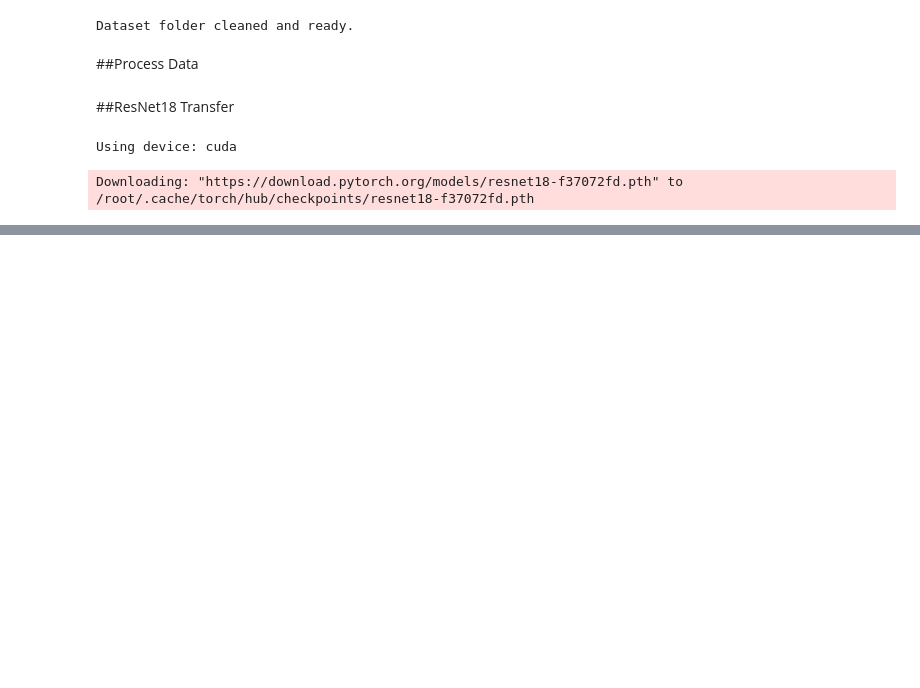
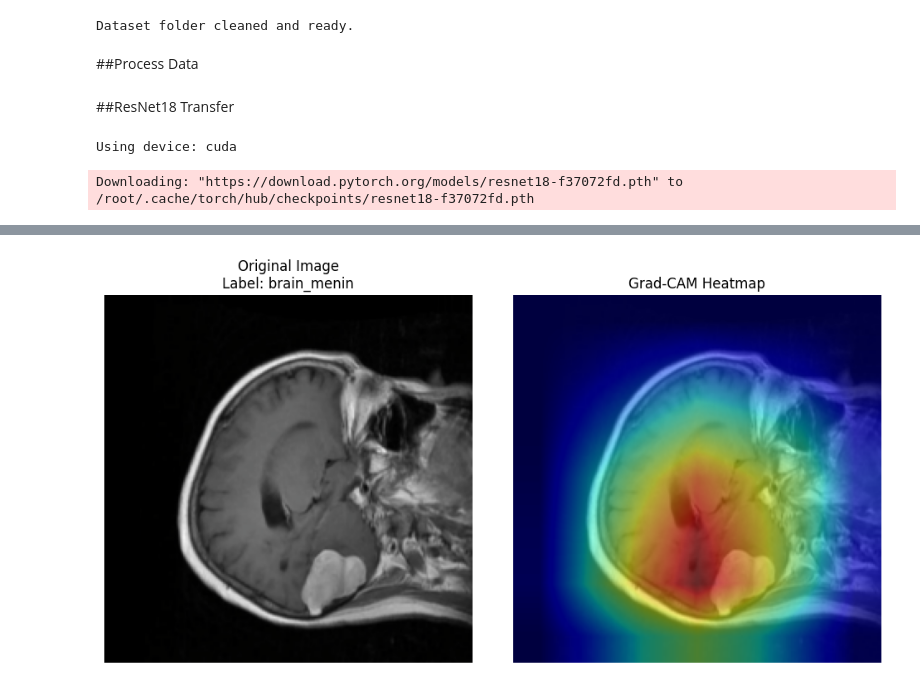
Before and after one commit to VyomSawhney/Brain-Tumor-MRI-Classification, a Jupyter notebook: Brain_Cancer_CNN.ipynb, the cells around one changed output, grey strips where cells are left out. Cells and saved outputs as stored; diff of their text form; code cells hidden in the pictures; blank space fills up the shorter version.

```diff
--- a/Brain_Cancer_CNN.ipynb
+++ b/Brain_Cancer_CNN.ipynb
@@ -181,0 +258,25 @@ Validation Accuracy: 98.90%
+# %%
+image, label = test_dataset[57]
+cam = generate_gradcam(model, image)
+
+img = image.permute(1, 2, 0).cpu().numpy()
+img = (img * np.array([0.229, 0.224, 0.225])) + np.array([0.485, 0.456, 0.406])
+img = np.clip(img, 0, 1)
+
+fig, axs = plt.subplots(1, 2, figsize=(10, 5))
+
+# Original image
+axs[0].imshow(img)
+axs[0].set_title(f"Original Image\nLabel: {class_names[label]}")
+axs[0].axis('off')
+
+# Grad-CAM overlay
+axs[1].imshow(img)
+axs[1].imshow(cam, cmap='jet', alpha=0.5)
+axs[1].set_title("Grad-CAM Heatmap")
+axs[1].axis('off')
+
+plt.tight_layout()
+plt.show()
+# %% [output]
+[figure, added]
```
Also changed, not shown: parts of 9 cells of this notebook.
